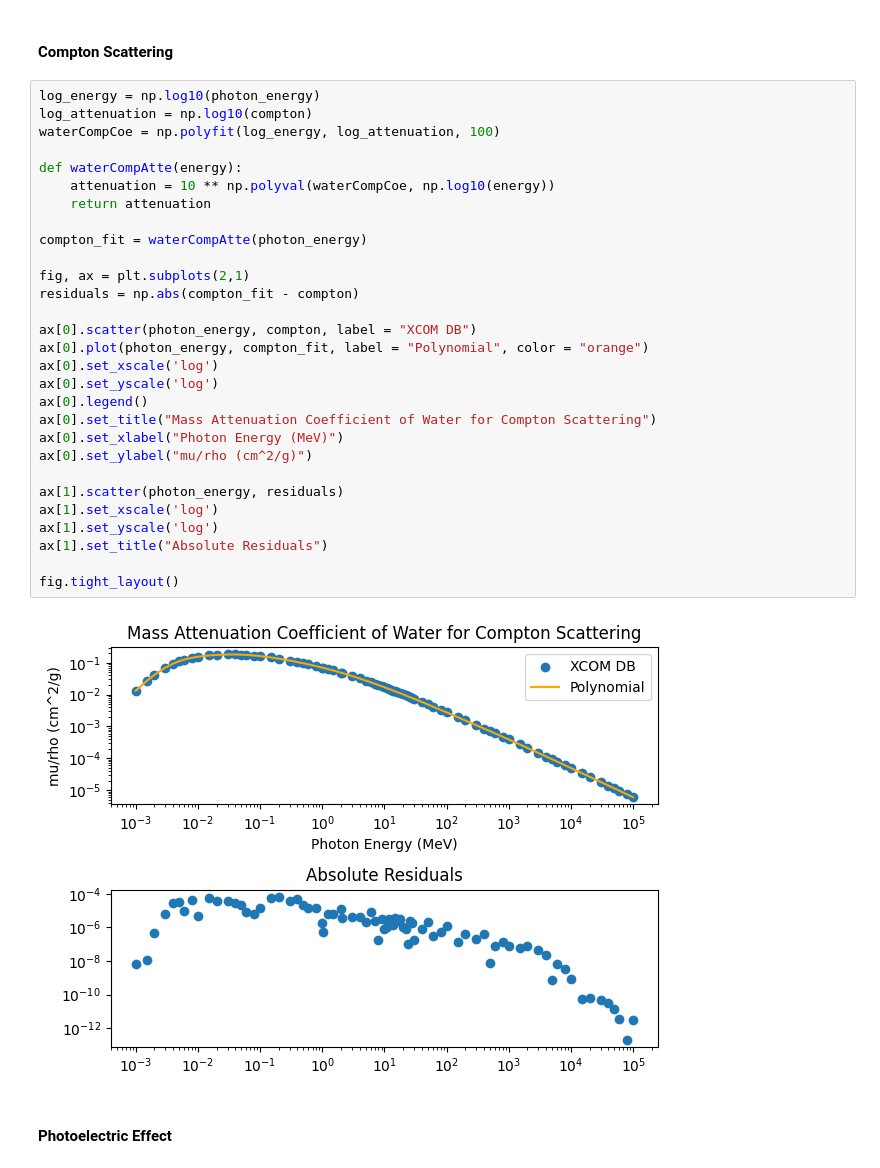
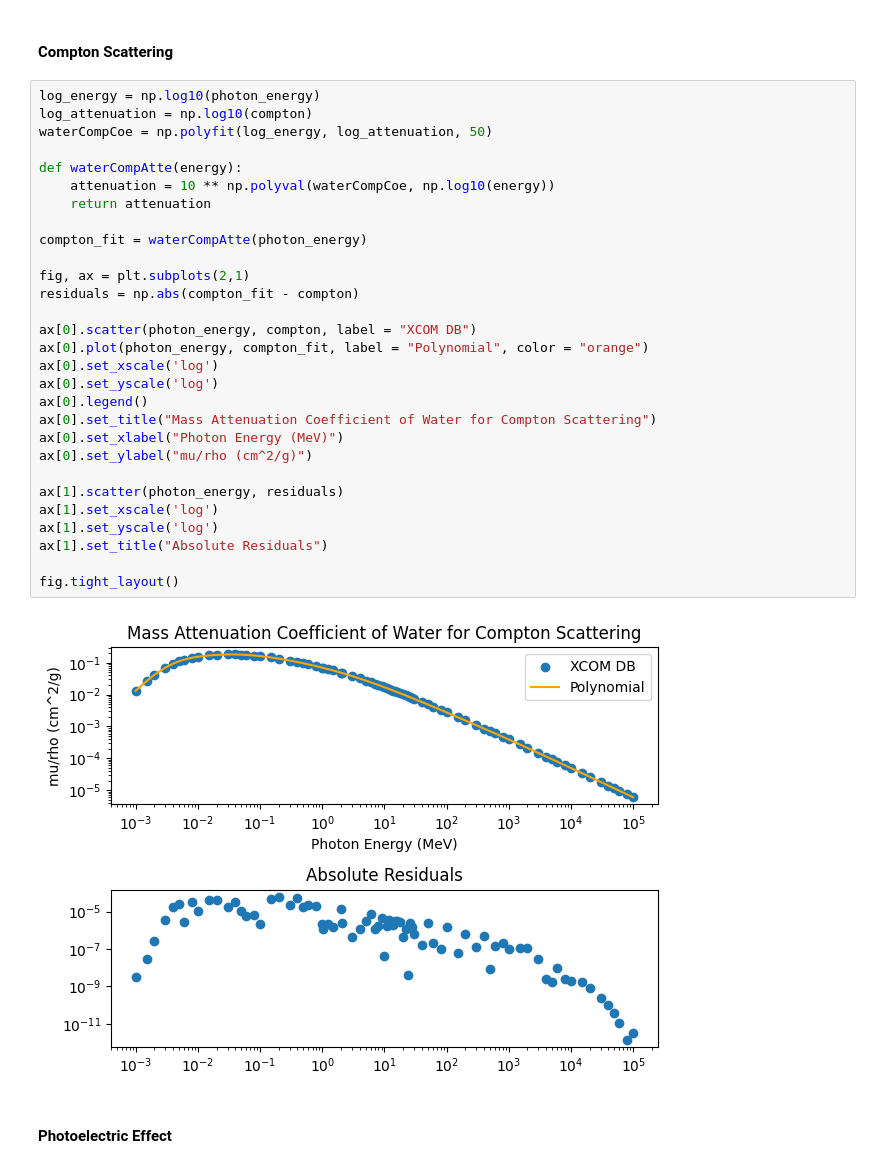
Before and after one commit to mikatan/xray-monte-carlo, a Jupyter notebook: main.ipynb, the cells around one changed output. Saved outputs shown, nothing was run; the diff lists cells and outputs as text.

```diff
--- a/main.ipynb
+++ b/main.ipynb
@@ -130,34 +130,34 @@ plt.yscale('log')
 # %%
 log_energy = np.log10(photon_energy)
 log_attenuation = np.log10(compton)
-waterCompCoe = np.polyfit(log_energy, log_attenuation, 100)
+waterCompCoe = np.polyfit(log_energy, log_attenuation, 50)
 
 def waterCompAtte(energy):
     attenuation = 10 ** np.polyval(waterCompCoe, np.log10(energy))
     return attenuation
 
 compton_fit = waterCompAtte(photon_energy)
 
 fig, ax = plt.subplots(2,1)
 residuals = np.abs(compton_fit - compton)
 
 ax[0].scatter(photon_energy, compton, label = "XCOM DB")
 ax[0].plot(photon_energy, compton_fit, label = "Polynomial", color = "orange")
 ax[0].set_xscale('log')
 ax[0].set_yscale('log')
 ax[0].legend()
 ax[0].set_title("Mass Attenuation Coefficient of Water for Compton Scattering")
 ax[0].set_xlabel("Photon Energy (MeV)")
 ax[0].set_ylabel("mu/rho (cm^2/g)")
 
 ax[1].scatter(photon_energy, residuals)
 ax[1].set_xscale('log')
 ax[1].set_yscale('log')
 ax[1].set_title("Absolute Residuals")
 
 fig.tight_layout()
 # %% [output]
-[figure, old version]
+[figure, new version]
 # %% [markdown]
 #### Photoelectric Effect
 # %%
```
Also changed, not shown: parts of 20 cells of this notebook, 1 other file.
